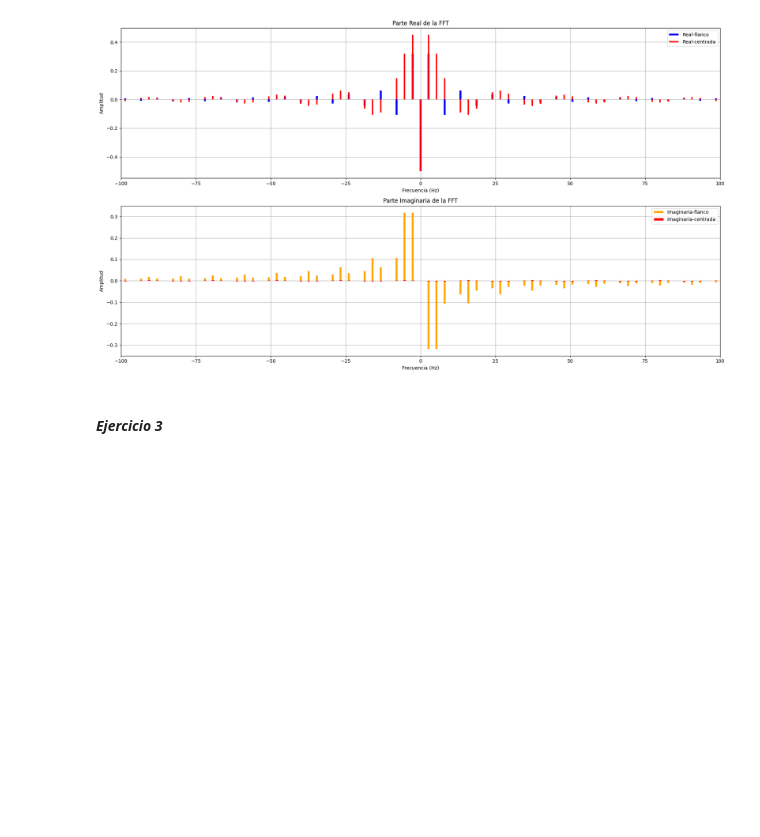
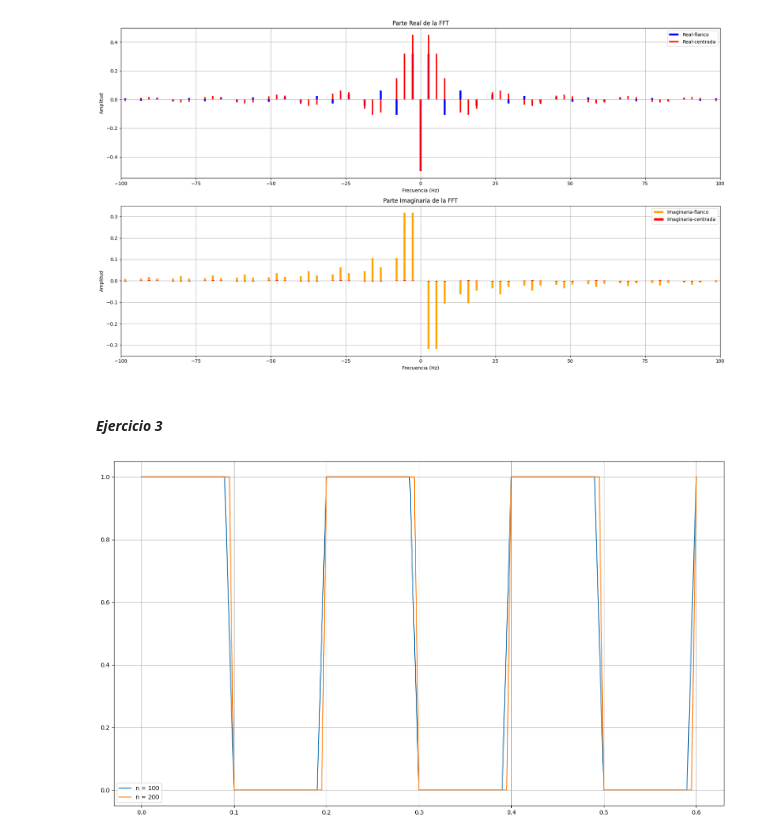
Before and after one commit to leonelj01/seniales_electricas, a Jupyter notebook: TP_6/tp6.ipynb, the cells around one changed output. Saved outputs shown, nothing was run; the diff lists cells and outputs as text; code cells hidden in the pictures; blank space fills up the shorter version.

```diff
--- a/TP_6/tp6.ipynb
+++ b/TP_6/tp6.ipynb
@@ -176,3 +176,24 @@ plt.show()
 [figure]
 # %% [markdown]
 #### *Ejercicio 3*
+# %%
+N1 = 100
+N2 = 200
+ciclos1 = 3
+
+vector_temp1 = np.arange(start=0,stop=ciclos1 * (1/frecuencia),step=(1/N1))
+vector_temp2 = np.arange(start=0,stop=ciclos1 * (1/frecuencia),step=(1/N2))
+
+senial_cuad3 = square(2 * np.pi * 5 * vector_temp1)
+senial_cuad4 = square(2 * np.pi * 5 * vector_temp2)
+
+fig = plt.gcf()
+fig.set_size_inches(18.5,10.5)
+plt.plot(vector_temp1, cuadrada(senial_cuad3),label="n = 100")
+plt.plot(vector_temp2, cuadrada(senial_cuad4),label="n = 200")
+#plt.xlim(-0.1,0.3)
+plt.legend()
+plt.grid()
+plt.show()
+# %% [output]
+[figure, added]
```
Also changed, not shown: parts of 5 cells of this notebook, 3 other files.
